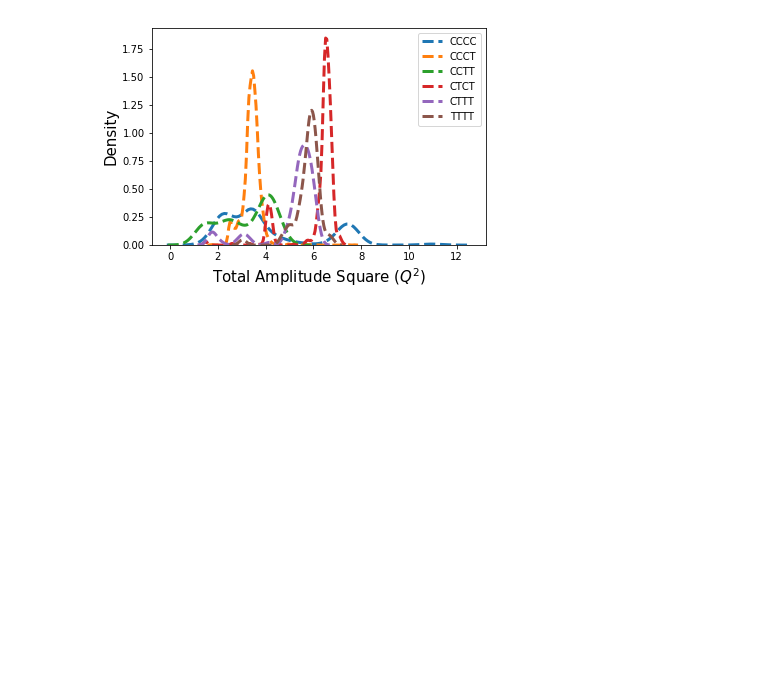
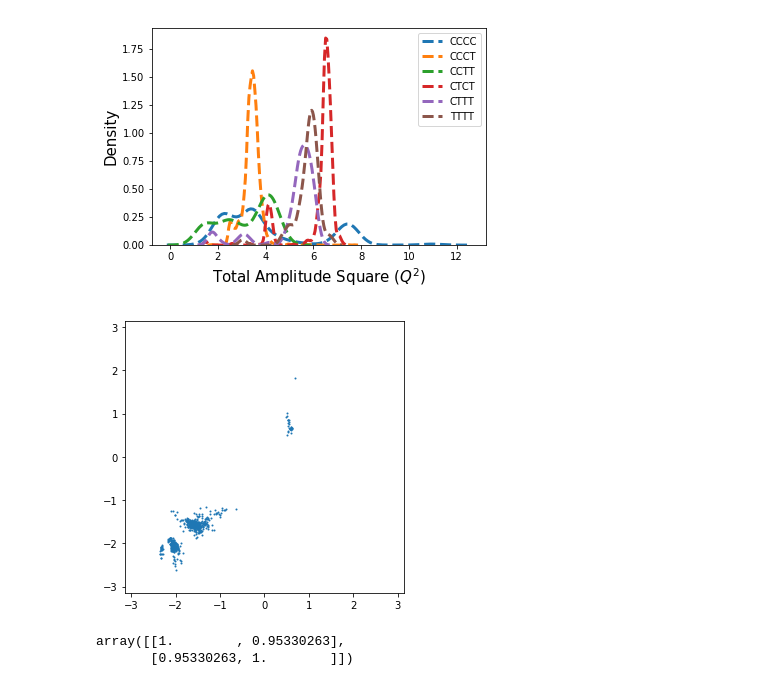
Before and after one commit to lucianlschan/RING, a Jupyter notebook: CTPs Analysis.ipynb, the cells around one changed output. Saved outputs shown, nothing was run; the diff lists cells and outputs as text; code cells hidden in the pictures; blank space fills up the shorter version.

```diff
--- a/CTPs Analysis.ipynb
+++ b/CTPs Analysis.ipynb
@@ -541,0 +574,28 @@ plt.show()
+# %%
+endocyclic_torsion = outcome.iloc[:,34:45]
+cps = outcome.iloc[:,1:10]
+# %%
+cos1, sin1 = cps.iloc[:,0]*np.cos(cps.iloc[:,5]),cps.iloc[:,0]*np.sin(cps.iloc[:,5])
+cos2, sin2 = cps.iloc[:,1]*np.cos(cps.iloc[:,6]), cps.iloc[:,1]*np.sin(cps.iloc[:,6])
+cos3, sin3 = cps.iloc[:,2]*np.cos(cps.iloc[:,7]), cps.iloc[:,2]*np.sin(cps.iloc[:,7])
+cos4, sin4 = cps.iloc[:,3]*np.cos(cps.iloc[:,8]),cps.iloc[:,3]*np.sin(cps.iloc[:,8])
+f, ones = cps.iloc[:,4], np.ones(len(cps))
+# %%
+X = np.column_stack([ones, cos1, sin1, cos2,sin2, cos3, sin3, cos4, sin4])
+Y0 = endocyclic_torsion.iloc[:,0]
+Y1 = endocyclic_torsion.iloc[:,0]
+# %%
+xtx = np.linalg.inv(np.matmul(np.transpose(X),X))
+xty = np.matmul(np.transpose(X),Y0)
+beta = np.matmul(xtx,xty)
+# %%
+plt.figure(figsize=(5,5))
+plt.scatter(np.matmul(X,beta),Y0,s=1)
+plt.xlim(-np.pi,np.pi)
+plt.ylim(-np.pi,np.pi)
+plt.show()
+np.corrcoef(np.matmul(X,beta),Y0)
+# %% [output]
+[figure, added]
+array([[1.        , 0.95330263],
+       [0.95330263, 1.        ]])
```
Also changed, not shown: parts of 14 cells of this notebook, 2 other files.
